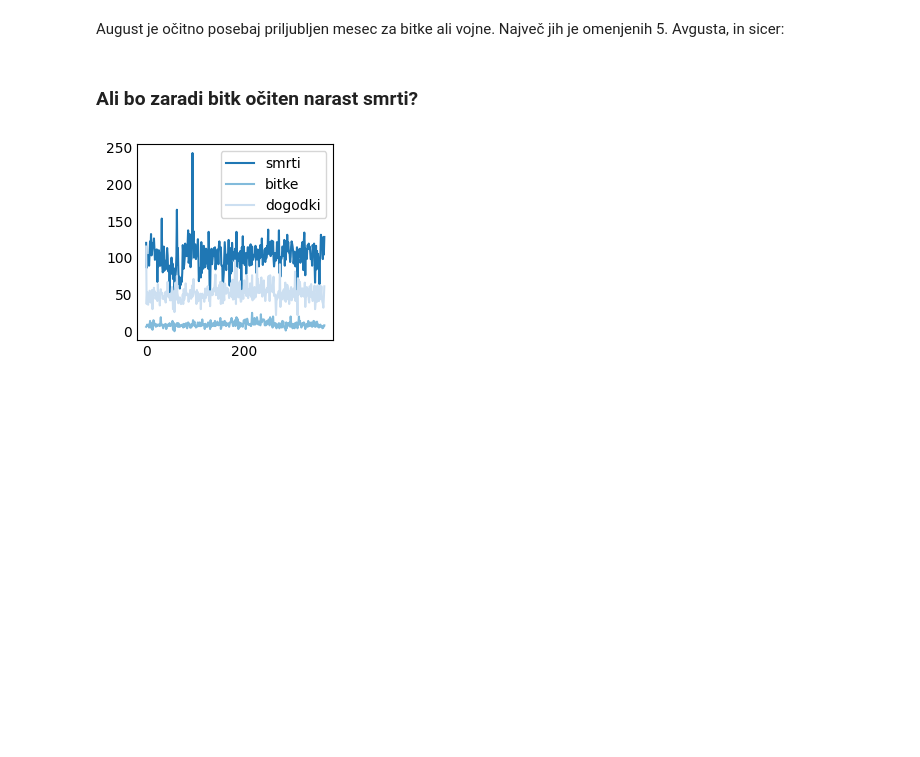
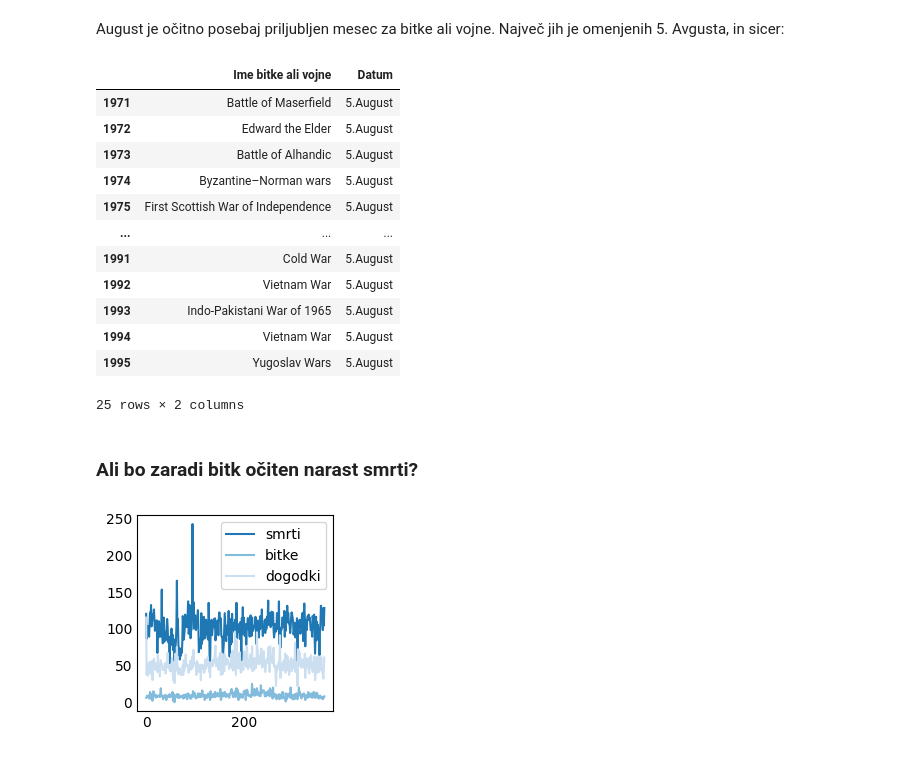
Before and after one commit to zivaheg/projektnaUVP, a Jupyter notebook: analiza.ipynb, the cells around one changed output. Cells and saved outputs as stored; diff of their text form; code cells hidden in the pictures; blank space fills up the shorter version.

Commit message:
urejene bitke...ig

```diff
--- a/analiza.ipynb
+++ b/analiza.ipynb
@@ -224,5 +224,22 @@ ST_PODATKOV.sort_values(by ="Št bitk ali vojen")
 # %% [markdown]
 August je očitno posebaj priljubljen mesec za bitke ali vojne. Največ jih je omenjenih 5. Avgusta, in sicer:
+# %%
+filter = BITKE["Datum"] == "5.August"
+BITKE[filter]
+# %% [output]
+|  | Ime bitke ali vojne | Datum |
+| 1971 | Battle of Maserfield | 5.August |
+| 1972 | Edward the Elder | 5.August |
+| 1973 | Battle of Alhandic | 5.August |
+| 1974 | Byzantine–Norman wars | 5.August |
+| 1975 | First Scottish War of Independence | 5.August |
+| ... | ... | ... |
+| 1991 | Cold War | 5.August |
+| 1992 | Vietnam War | 5.August |
+| 1993 | Indo-Pakistani War of 1965 | 5.August |
+| 1994 | Vietnam War | 5.August |
+| 1995 | Yugoslav Wars | 5.August |
+25 rows × 2 columns
 # %% [markdown]
 ### Ali bo zaradi bitk očiten narast smrti?
 # %%
```
Also changed, not shown: parts of 3 cells of this notebook.
